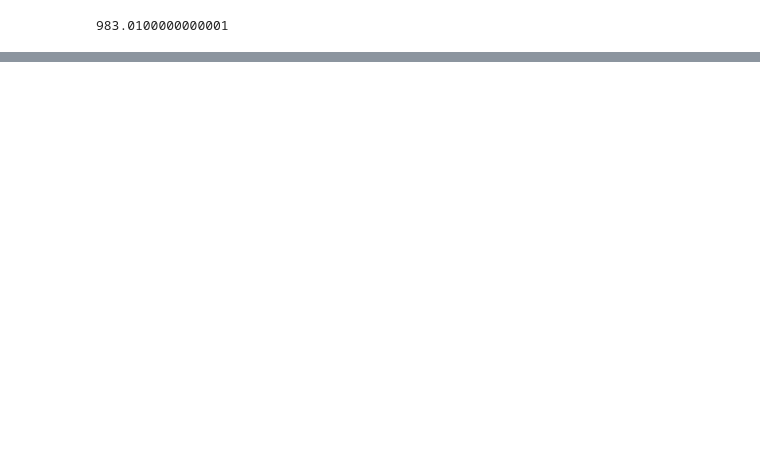
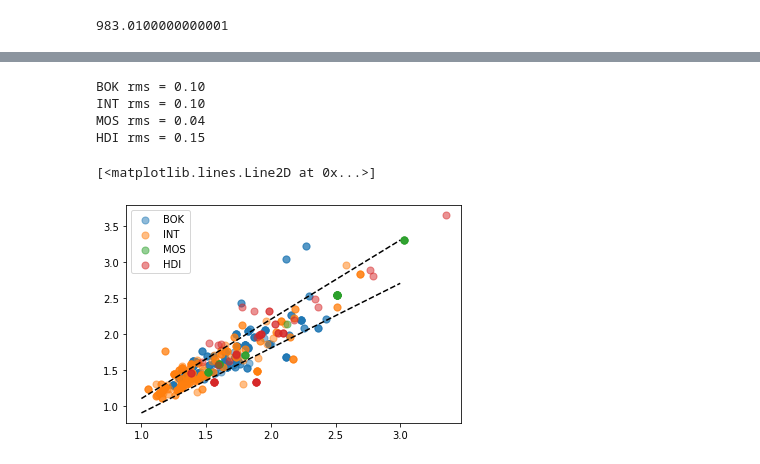
Before and after one commit to rfinn/havirgo, a Jupyter notebook: notebooks/RF_get_continuum_scale_halpha.ipynb, the cells around one changed output, grey strips where cells are left out. Drawn from its saved outputs; the diff is of its cells as text; code cells hidden in the pictures; blank space fills up the shorter version.

```diff
--- a/notebooks/RF_get_continuum_scale_halpha.ipynb
+++ b/notebooks/RF_get_continuum_scale_halpha.ipynb
@@ -84,0 +164,31 @@ STD cut in SF image = 7.196e-06
+# %%
+# plot halpha FWHM vs R
+
+x = v.halpha['R_FWHM']
+y = v.halpha['H_FWHM']
+
+flag = v.main['HAflag']
+
+#plt.scatter(x[flag],y[flag],c=v.halpha['TEL'][flag])
+
+tels = set(v.halpha['TEL'][flag])
+for t in tels:
+    flag1 = v.halpha['TEL'] == t
+    plt.scatter(x[flag&flag1],y[flag&flag1],s=50,label=t,alpha=.5)
+    diff = (x[flag&flag1] - y[flag&flag1])/([x[flag&flag1]])
+    print(f"{t} rms = {np.std(diff):.2f}")
+
+plt.legend()
+
+xline = np.linspace(1,3,100)
+plt.plot(xline,1.1*xline,'k--')
+plt.plot(xline,0.9*xline,'k--')
+plt.xlabel("R-band FWHM")
+plt.xlabel("H-alpha FWHM")
+# %% [output]
+BOK rms = 0.10
+INT rms = 0.10
+MOS rms = 0.04
+HDI rms = 0.15
+[<matplotlib.lines.Line2D at 0x...>]
+[figure, added]
```
Also changed, not shown: parts of 5 cells of this notebook, 1 other file.
